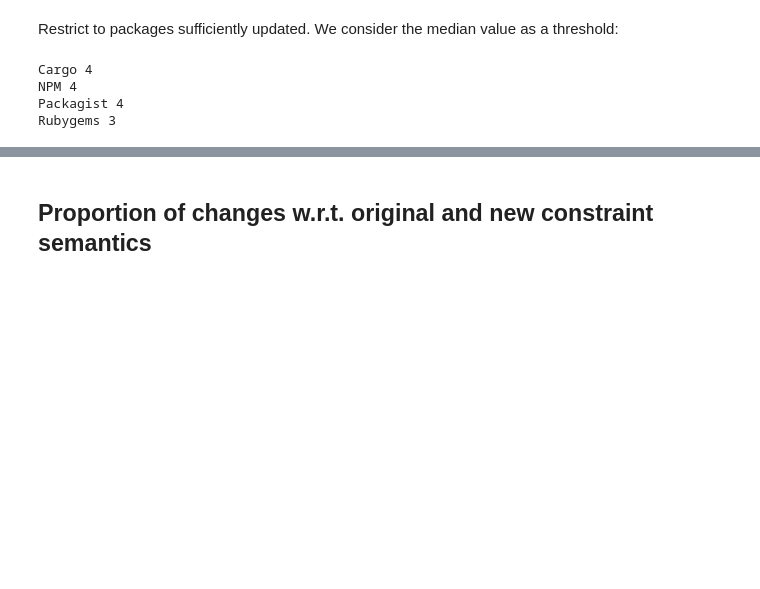
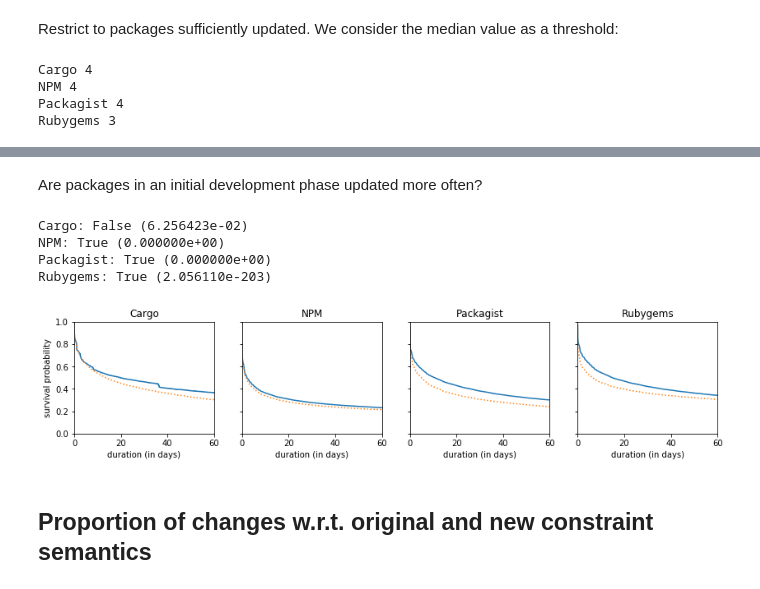
Before and after one commit to AlexandreDecan/secos-constraints, a Jupyter notebook: notebooks/Semver compliance.ipynb, the cells around one changed output, grey strips where cells are left out. Cells and saved outputs as stored; diff of their text form; code cells hidden in the pictures; blank space fills up the shorter version.

```diff
--- a/notebooks/Semver compliance.ipynb
+++ b/notebooks/Semver compliance.ipynb
@@ -765,3 +770,50 @@ Cargo
+# %% [markdown]
+Are packages in an initial development phase updated more often?
+# %%
+fig, axes = matplotlib.pyplot.subplots(nrows=1, ncols=4, sharex=True, sharey=True)
+fig.set_size_inches(FIG_SIZE_WIDE)
+
+data = dict()
+
+for i, ecosystem in enumerate(ECOSYSTEMS):
+    ax = axes[i]
+
+    data[ecosystem] = (
+        df_versions[ecosystem]
+        .assign(initial=lambda d: d['major'] == 0)
+        .assign(observed=lambda d: ~d['next_date'].isnull())
+        .assign(duration=lambda d: (d['next_date'].fillna(CENSOR_DATE) - d['date']) / pandas.to_timedelta(1, 'days'))
+        [['initial', 'duration', 'observed']]
+    )
+
+    kmf = lifelines.KaplanMeierFitter()
+    for initial in (False, True):
+        mask = lambda d: (d['initial'] == initial)
+        kmf.fit(data[ecosystem][mask]['duration'], data[ecosystem][mask]['observed'], label='initial' if initial else 'production')
+        kmf.plot(ax=ax, ci_show=False, legend=False, style=':' if initial else '-')
+
+    mask_A = lambda d: d['initial']
+    mask_B = lambda d: ~d['initial']
+    test = logrank_test(
+        data[ecosystem][mask_A]['duration'], data[ecosystem][mask_B]['duration'],
+        data[ecosystem][mask_A]['observed'], data[ecosystem][mask_B]['observed'],
+        alpha=0.95,
+    )
+    print('{}: {} ({:e})'.format(ecosystem, test.p_value < P_VALUE, test.p_value))
+
+    ax.set(
+        title=ecosystem,
+        xlabel='duration (in days)',
+        xlim=(0, 60),
+        ylabel='survival probability',
+        ylim=(0, 1),
+    )
+# %% [output]
+Cargo: False (6.256423e-02)
+NPM: True (0.000000e+00)
+Packagist: True (0.000000e+00)
+Rubygems: True (2.056110e-203)
+[figure, added]
 # %% [markdown]
 ## Proportion of changes w.r.t. original and new constraint semantics
 # %% [markdown]
```
Also changed, not shown: parts of 5 cells of this notebook, 1 other file.
